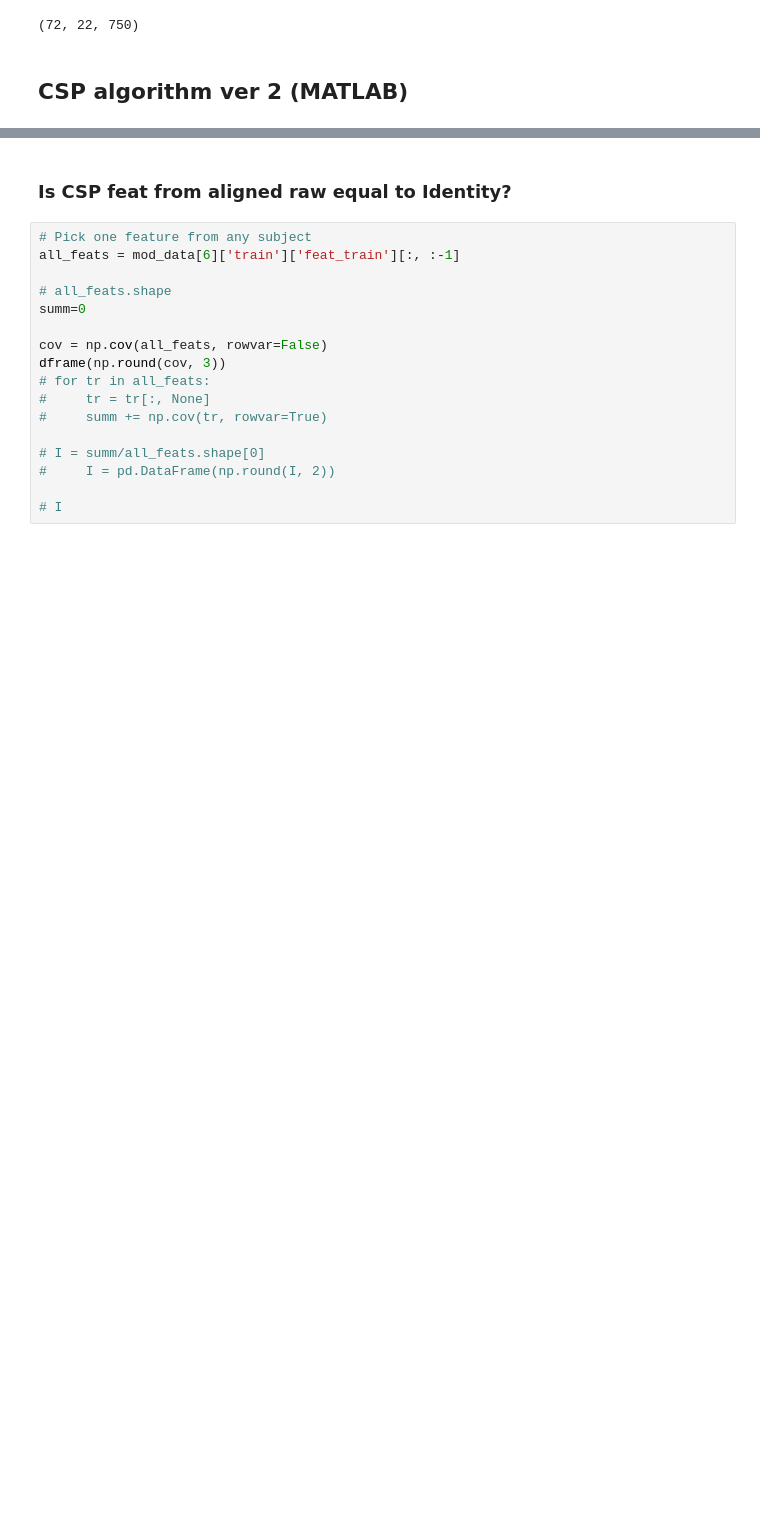
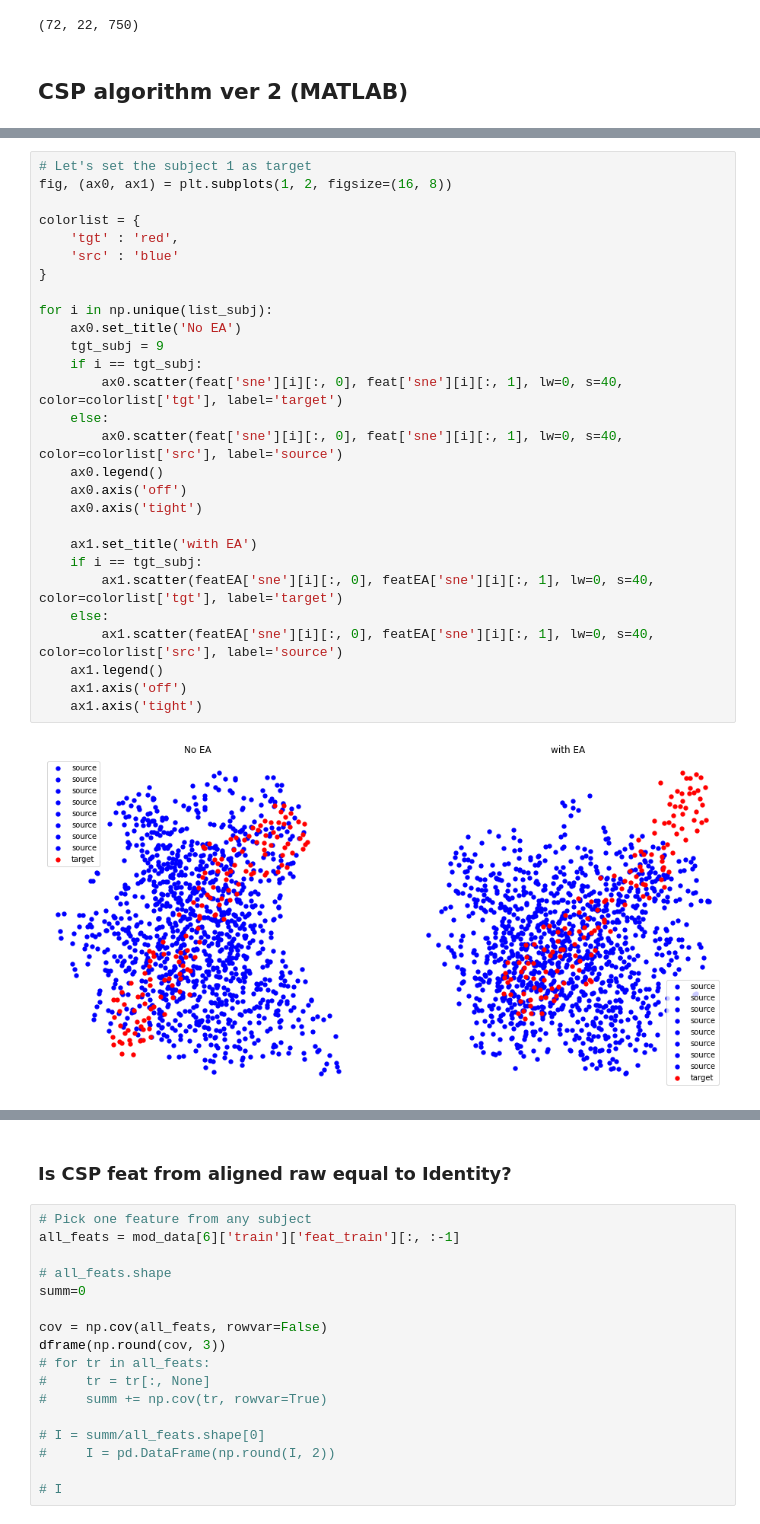
Before and after one commit to orvindemsy/EA-wLTL, a Jupyter notebook: EA+weighted_TL.ipynb, the cells around one changed output, grey strips where cells are left out. Saved outputs shown, nothing was run; the diff lists cells and outputs as text; blank space fills up the shorter version.

```diff
--- a/EA+weighted_TL.ipynb
+++ b/EA+weighted_TL.ipynb
@@ -921,0 +959,30 @@ dframe(eigvec)
+# %%
+# Let's set the subject 1 as target
+fig, (ax0, ax1) = plt.subplots(1, 2, figsize=(16, 8))
+
+colorlist = {
+    'tgt' : 'red',
+    'src' : 'blue'
+}
+
+for i in np.unique(list_subj):
+    ax0.set_title('No EA')
+    tgt_subj = 9
+    if i == tgt_subj:
+        ax0.scatter(feat['sne'][i][:, 0], feat['sne'][i][:, 1], lw=0, s=40, color=colorlist['tgt'], label='target')
+    else:
+        ax0.scatter(feat['sne'][i][:, 0], feat['sne'][i][:, 1], lw=0, s=40, color=colorlist['src'], label='source')
+    ax0.legend()
+    ax0.axis('off')
+    ax0.axis('tight')
+
+    ax1.set_title('with EA')
+    if i == tgt_subj:
+        ax1.scatter(featEA['sne'][i][:, 0], featEA['sne'][i][:, 1], lw=0, s=40, color=colorlist['tgt'], label='target')
+    else:
+        ax1.scatter(featEA['sne'][i][:, 0], featEA['sne'][i][:, 1], lw=0, s=40, color=colorlist['src'], label='source')
+    ax1.legend()
+    ax1.axis('off')
+    ax1.axis('tight')
+# %% [output]
+[figure, added]
```
Also changed, not shown: parts of 19 cells of this notebook, 1 other file.
